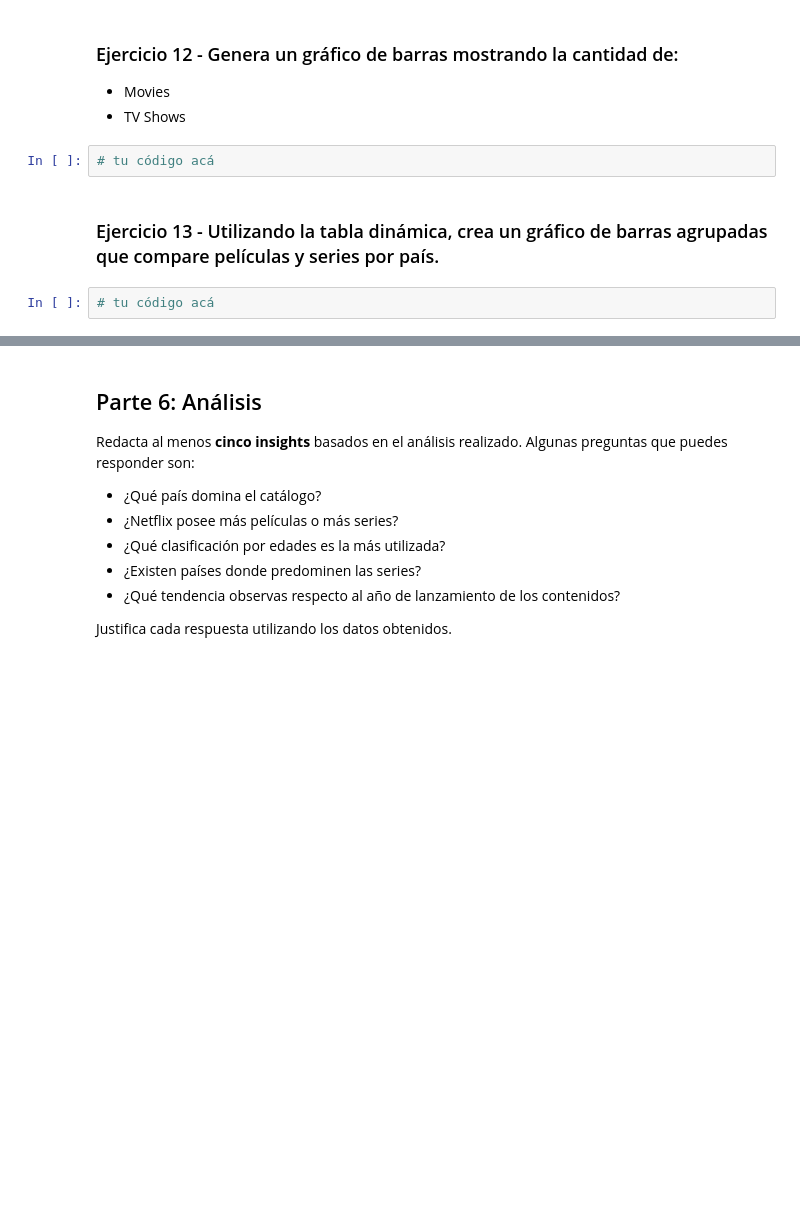
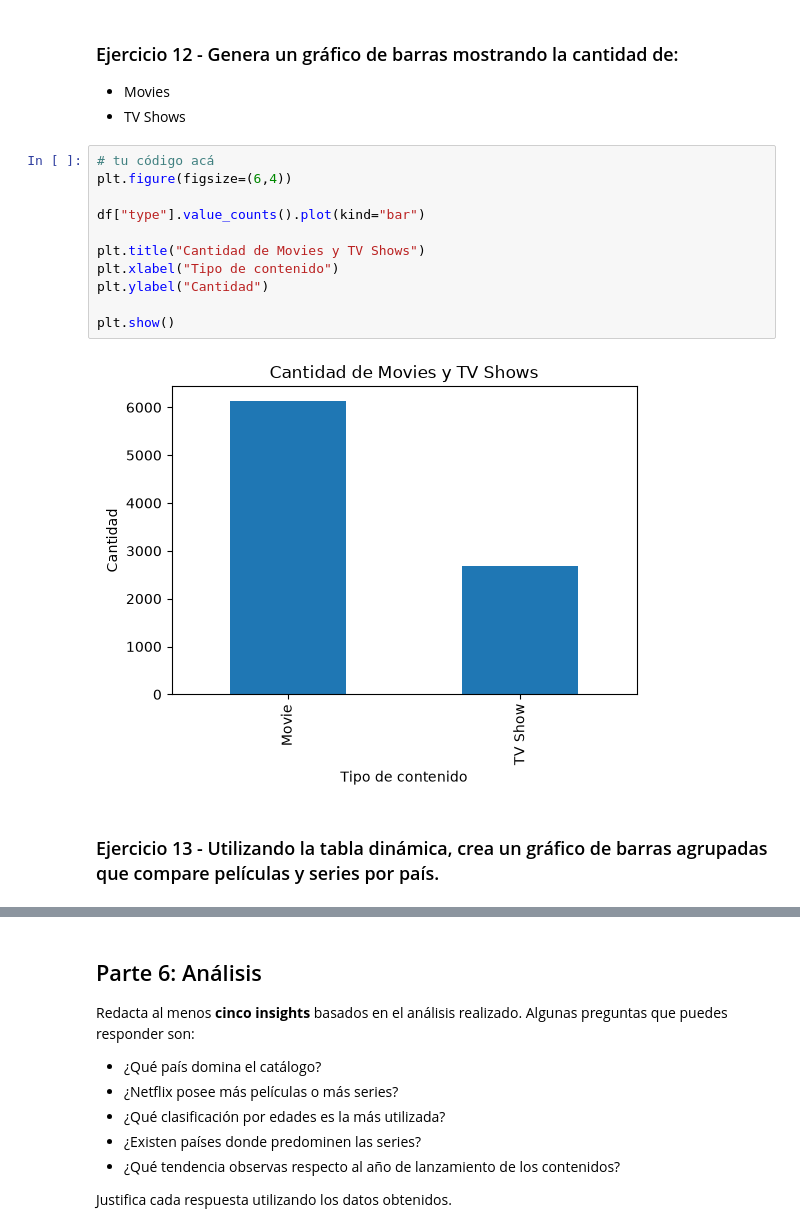
Before and after one commit to racheldai11/data-analysis-course, a Jupyter notebook: modulo-3-transformacion/clase-10/practica/notebook.ipynb, the cells around one changed output, grey strips where cells are left out. Drawn from its saved outputs; the diff is of its cells as text; blank space fills up the shorter version.

```diff
--- a/modulo-3-transformacion/clase-10/practica/notebook.ipynb
+++ b/modulo-3-transformacion/clase-10/practica/notebook.ipynb
@@ -135,9 +339,18 @@ El gráfico debe incluir:
 
 - Movies
 - TV Shows
-# %%
-# tu código acá
+# %%
+# tu código acá
+plt.figure(figsize=(6,4))
+
+df["type"].value_counts().plot(kind="bar")
+
+plt.title("Cantidad de Movies y TV Shows")
+plt.xlabel("Tipo de contenido")
+plt.ylabel("Cantidad")
+
+plt.show()
+# %% [output]
+[figure, added]
 # %% [markdown]
 ### Ejercicio 13 - Utilizando la tabla dinámica, crea un gráfico de barras agrupadas que compare películas y series por país.
-# %%
-# tu código acá
```
Also changed, not shown: parts of 20 cells of this notebook.
